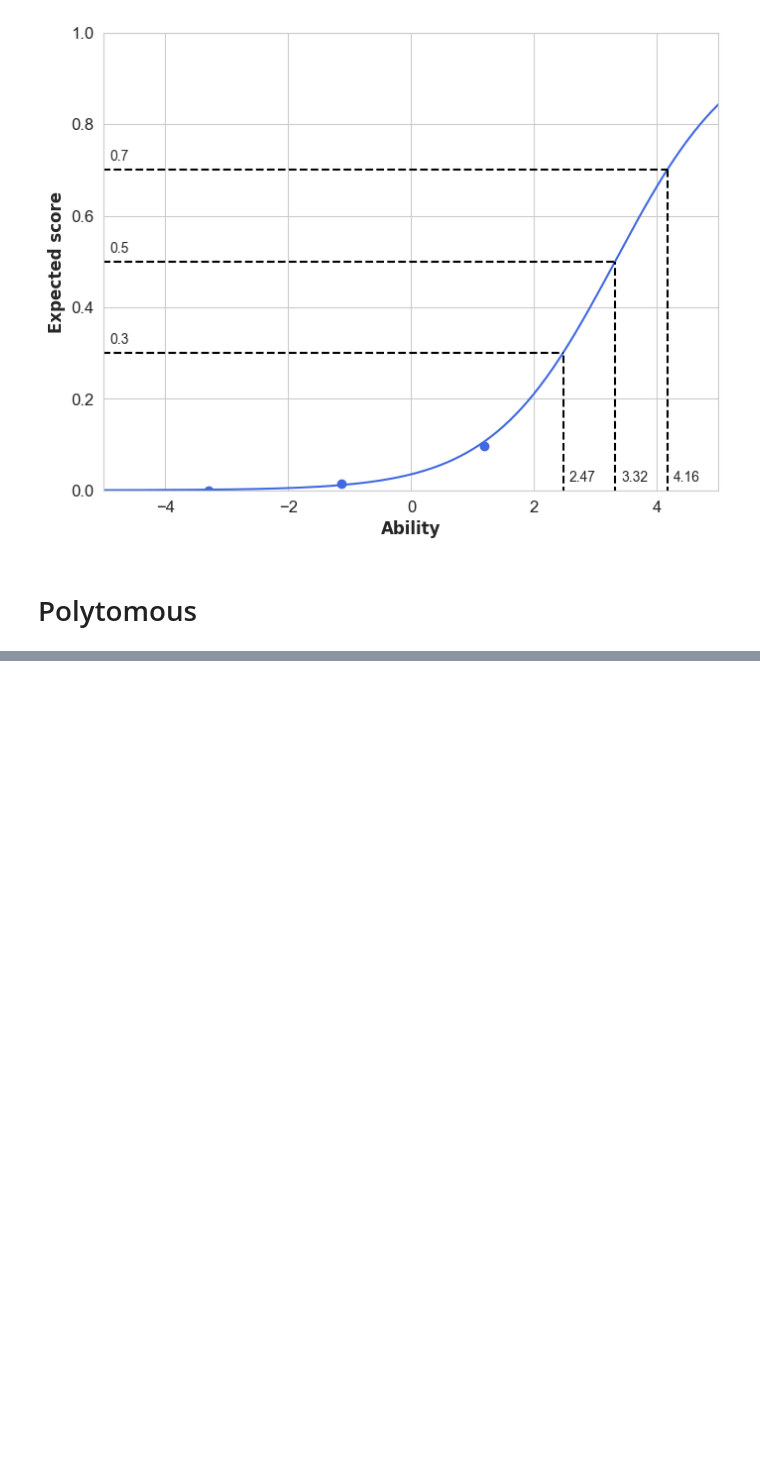
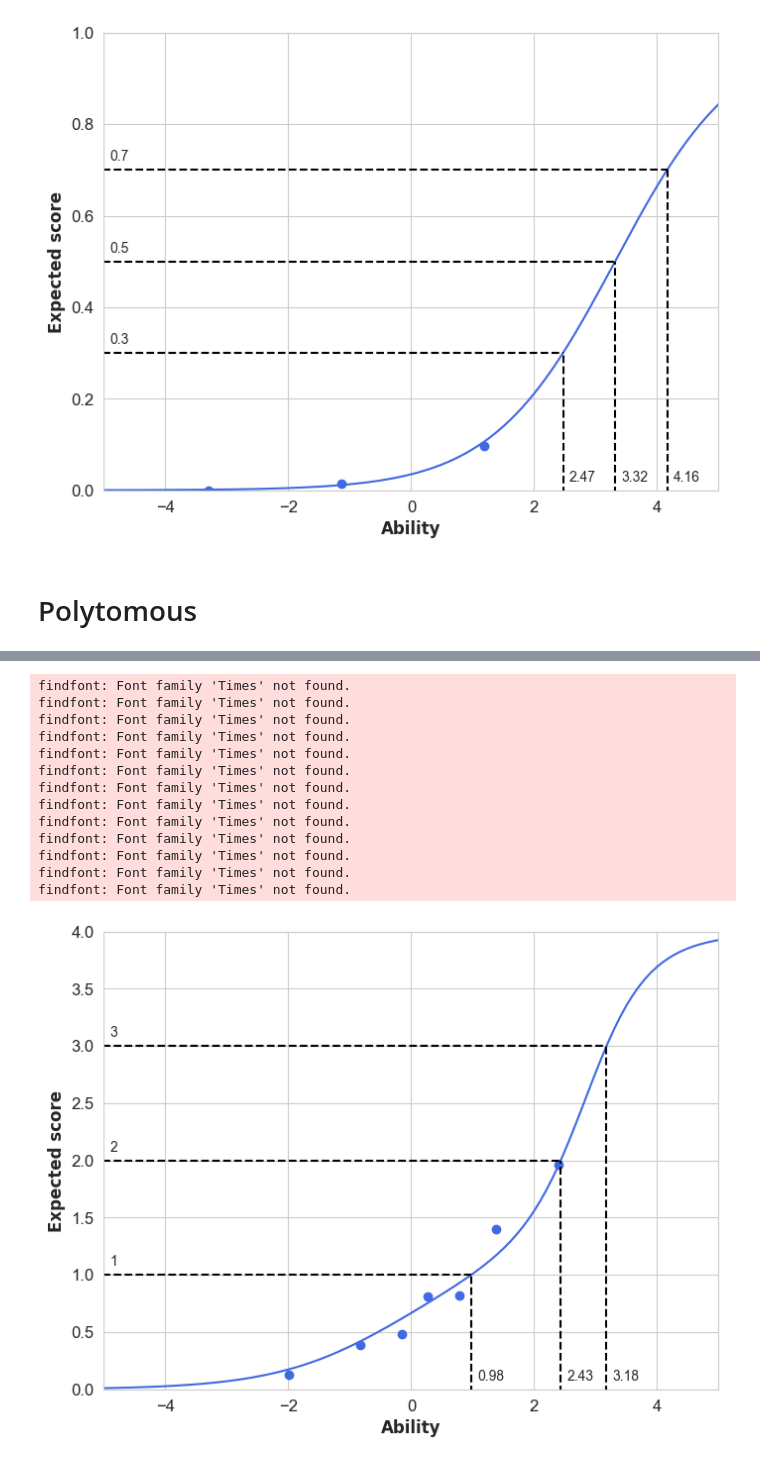
Before and after one commit to CRH1998/Rasch-models-in-Python-and-R, a Jupyter notebook: Python code/OHSPython.ipynb, the cells around one changed output, grey strips where cells are left out. Cells and saved outputs as stored; diff of their text form; code cells hidden in the pictures; blank space fills up the shorter version.

```diff
--- a/Python code/OHSPython.ipynb
+++ b/Python code/OHSPython.ipynb
@@ -105,0 +106,20 @@ OHS_PCM_RaschPy.item_stats
+# %%
+OHS_PCM_RaschPy.icc("1", obs = True,
+              score_labels= True,
+              score_lines = [1, 2, 3],
+              no_of_classes=7)
+# %% [output]
+findfont: Font family 'Times' not found.
+findfont: Font family 'Times' not found.
+findfont: Font family 'Times' not found.
+findfont: Font family 'Times' not found.
+findfont: Font family 'Times' not found.
+findfont: Font family 'Times' not found.
+findfont: Font family 'Times' not found.
+findfont: Font family 'Times' not found.
+findfont: Font family 'Times' not found.
+findfont: Font family 'Times' not found.
+findfont: Font family 'Times' not found.
+findfont: Font family 'Times' not found.
+findfont: Font family 'Times' not found.
+[figure, added]
```
Also changed, not shown: parts of 2 cells of this notebook, 5 other files.
